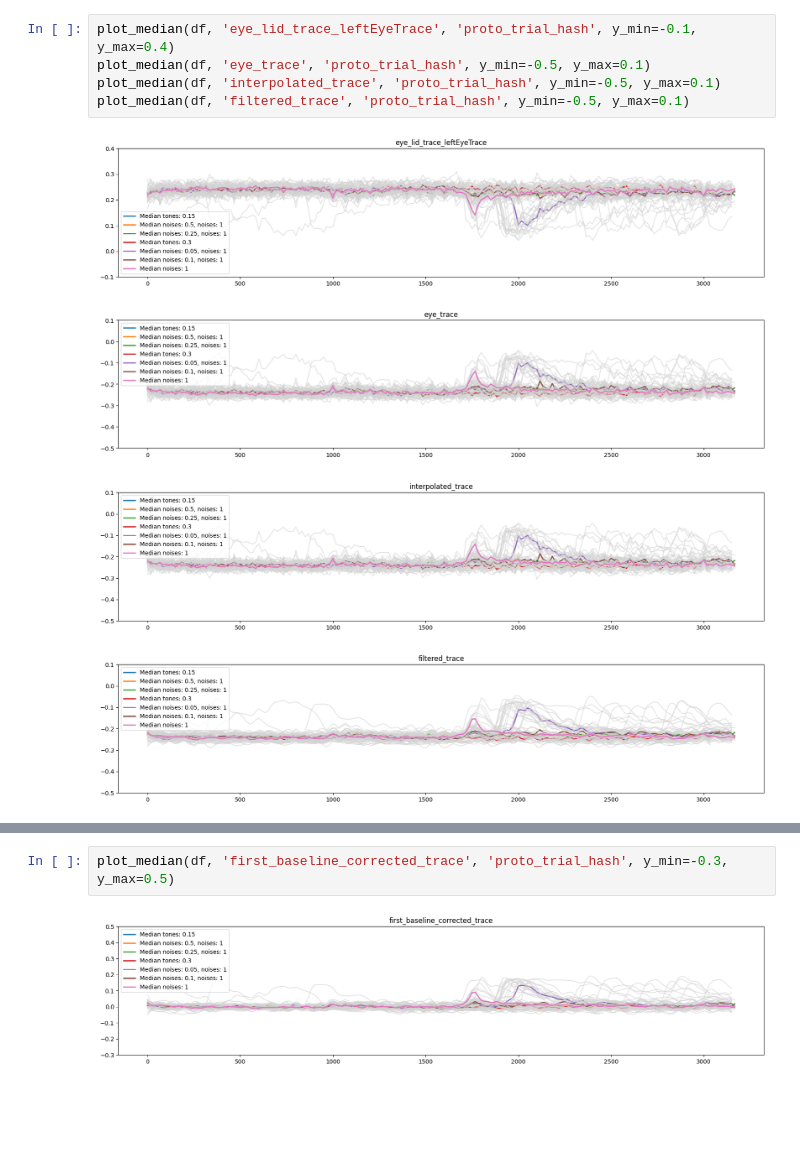
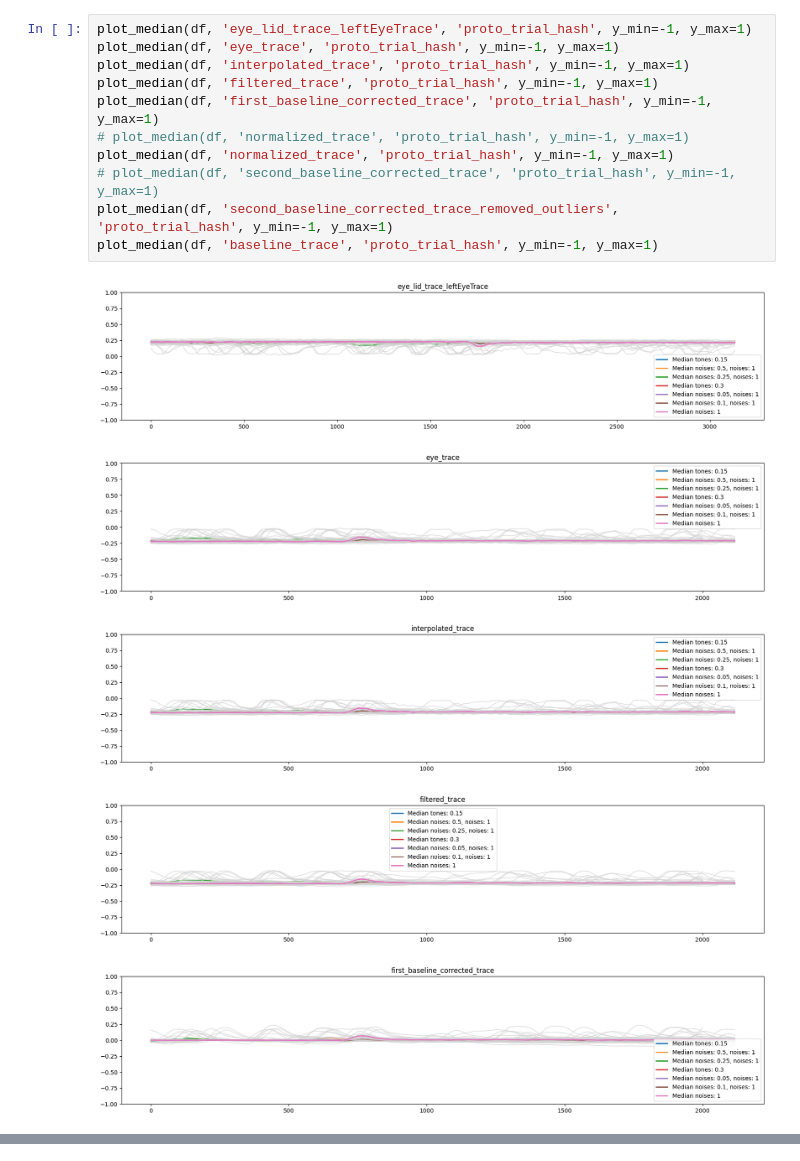
Before and after one commit to BlinkLab-Pty-Ltd/blinkLab_python_sdk, a Jupyter notebook: examples/example.ipynb, the cells around one changed output, grey strips where cells are left out. Cells and saved outputs as stored; diff of their text form; blank space fills up the shorter version.

Commit message:
baseline fixed length

```diff
--- a/examples/example.ipynb
+++ b/examples/example.ipynb
@@ -72,10 +83,17 @@ print(df.columns.tolist())
 # %%
-plot_median(df, 'eye_lid_trace_leftEyeTrace', 'proto_trial_hash', y_min=-0.1, y_max=0.4)
-plot_median(df, 'eye_trace', 'proto_trial_hash', y_min=-0.5, y_max=0.1)
-plot_median(df, 'interpolated_trace', 'proto_trial_hash', y_min=-0.5, y_max=0.1)
-plot_median(df, 'filtered_trace', 'proto_trial_hash', y_min=-0.5, y_max=0.1)
+plot_median(df, 'eye_lid_trace_leftEyeTrace', 'proto_trial_hash', y_min=-1, y_max=1)
+plot_median(df, 'eye_trace', 'proto_trial_hash', y_min=-1, y_max=1)
+plot_median(df, 'interpolated_trace', 'proto_trial_hash', y_min=-1, y_max=1)
+plot_median(df, 'filtered_trace', 'proto_trial_hash', y_min=-1, y_max=1)
+plot_median(df, 'first_baseline_corrected_trace', 'proto_trial_hash', y_min=-1, y_max=1)
+# plot_median(df, 'normalized_trace', 'proto_trial_hash', y_min=-1, y_max=1)
+plot_median(df, 'normalized_trace', 'proto_trial_hash', y_min=-1, y_max=1)
+# plot_median(df, 'second_baseline_corrected_trace', 'proto_trial_hash', y_min=-1, y_max=1)
+plot_median(df, 'second_baseline_corrected_trace_removed_outliers', 'proto_trial_hash', y_min=-1, y_max=1)
+plot_median(df, 'baseline_trace', 'proto_trial_hash', y_min=-1, y_max=1)
 # %% [output]
-[figure, old version]
+[figure, new version]
-[figure, old version]
+[figure, new version]
-[figure, old version]
+[figure, new version]
-[figure, old version]
+[figure, new version]
+[figure, added]
@@ -82,4 +102,0 @@ plot_median(df, 'filtered_trace', 'proto_trial_hash', y_min=-0.5, y_max=0.1)
-# %%
-plot_median(df, 'first_baseline_corrected_trace', 'proto_trial_hash', y_min=-0.3, y_max=0.5)
-# %% [output]
-[figure, removed]
```
Also changed, not shown: parts of 10 cells of this notebook, 5 other files.
